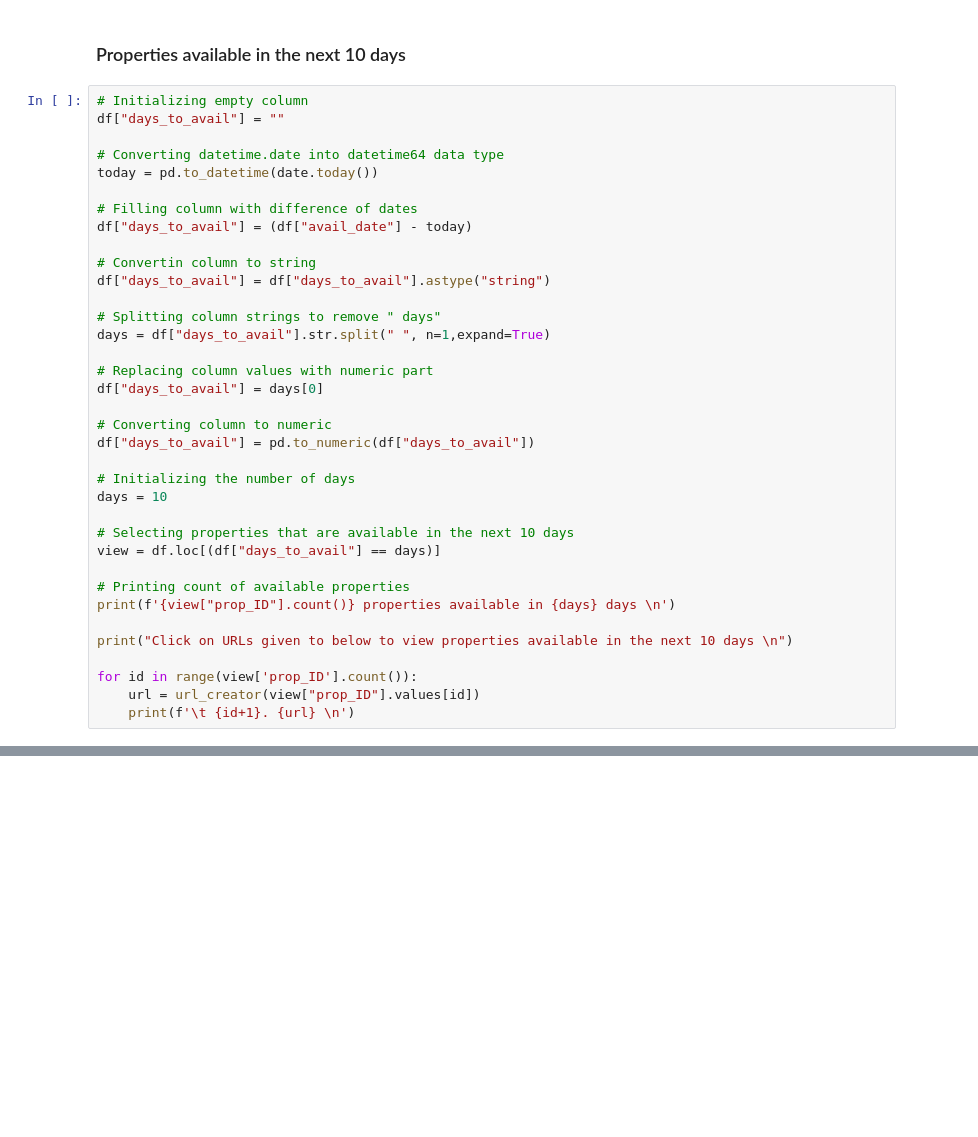
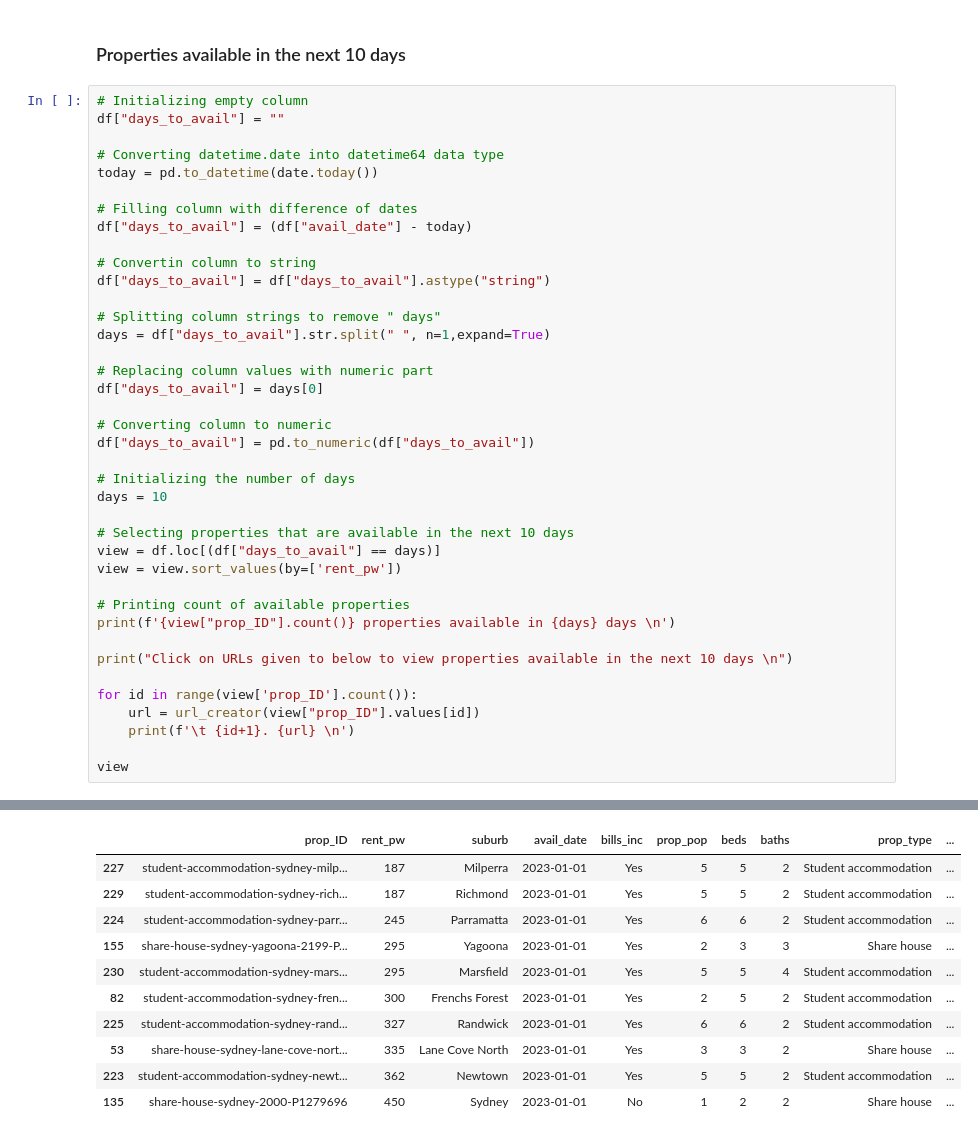
Before and after one commit to anshuman-111/flatmates-data, a Jupyter notebook: aggregator.ipynb, the cells around one changed output, grey strips where cells are left out. Cells and saved outputs as stored; diff of their text form; blank space fills up the shorter version.

```diff
--- a/aggregator.ipynb
+++ b/aggregator.ipynb
@@ -239,6 +255,7 @@ days = 10
 
 # Selecting properties that are available in the next 10 days
 view = df.loc[(df["days_to_avail"] == days)]
+view = view.sort_values(by=['rent_pw'])
 
 # Printing count of available properties
 print(f'{view["prop_ID"].count()} properties available in {days} days \n')
@@ -248,4 +265,6 @@ print("Click on URLs given to below to view properties available in the next 10
 for id in range(view['prop_ID'].count()):
     url = url_creator(view["prop_ID"].values[id])
     print(f'\t {id+1}. {url} \n')
+
+view
 # %% [output]
@@ -268,0 +288,11 @@ Click on URLs given to below to view properties available in the next 10 days
+|  | prop_ID | rent_pw | suburb | avail_date | bills_inc | prop_pop | beds | baths | prop_type | ... |
+| 227 | student-accommodation-sydney-milp... | 187 | Milperra | 2023-01-01 | Yes | 5 | 5 | 2 | Student accommodation | ... |
+| 229 | student-accommodation-sydney-rich... | 187 | Richmond | 2023-01-01 | Yes | 5 | 5 | 2 | Student accommodation | ... |
+| 224 | student-accommodation-sydney-parr... | 245 | Parramatta | 2023-01-01 | Yes | 6 | 6 | 2 | Student accommodation | ... |
+| 155 | share-house-sydney-yagoona-2199-P... | 295 | Yagoona | 2023-01-01 | Yes | 2 | 3 | 3 | Share house | ... |
+| 230 | student-accommodation-sydney-mars... | 295 | Marsfield | 2023-01-01 | Yes | 5 | 5 | 4 | Student accommodation | ... |
+| 82 | student-accommodation-sydney-fren... | 300 | Frenchs Forest | 2023-01-01 | Yes | 2 | 5 | 2 | Student accommodation | ... |
+| 225 | student-accommodation-sydney-rand... | 327 | Randwick | 2023-01-01 | Yes | 6 | 6 | 2 | Student accommodation | ... |
+| 53 | share-house-sydney-lane-cove-nort... | 335 | Lane Cove North | 2023-01-01 | Yes | 3 | 3 | 2 | Share house | ... |
+| 223 | student-accommodation-sydney-newt... | 362 | Newtown | 2023-01-01 | Yes | 5 | 5 | 2 | Student accommodation | ... |
+| 135 | share-house-sydney-2000-P1279696 | 450 | Sydney | 2023-01-01 | No | 1 | 2 | 2 | Share house | ... |
```
Also changed, not shown: parts of 13 cells of this notebook.
